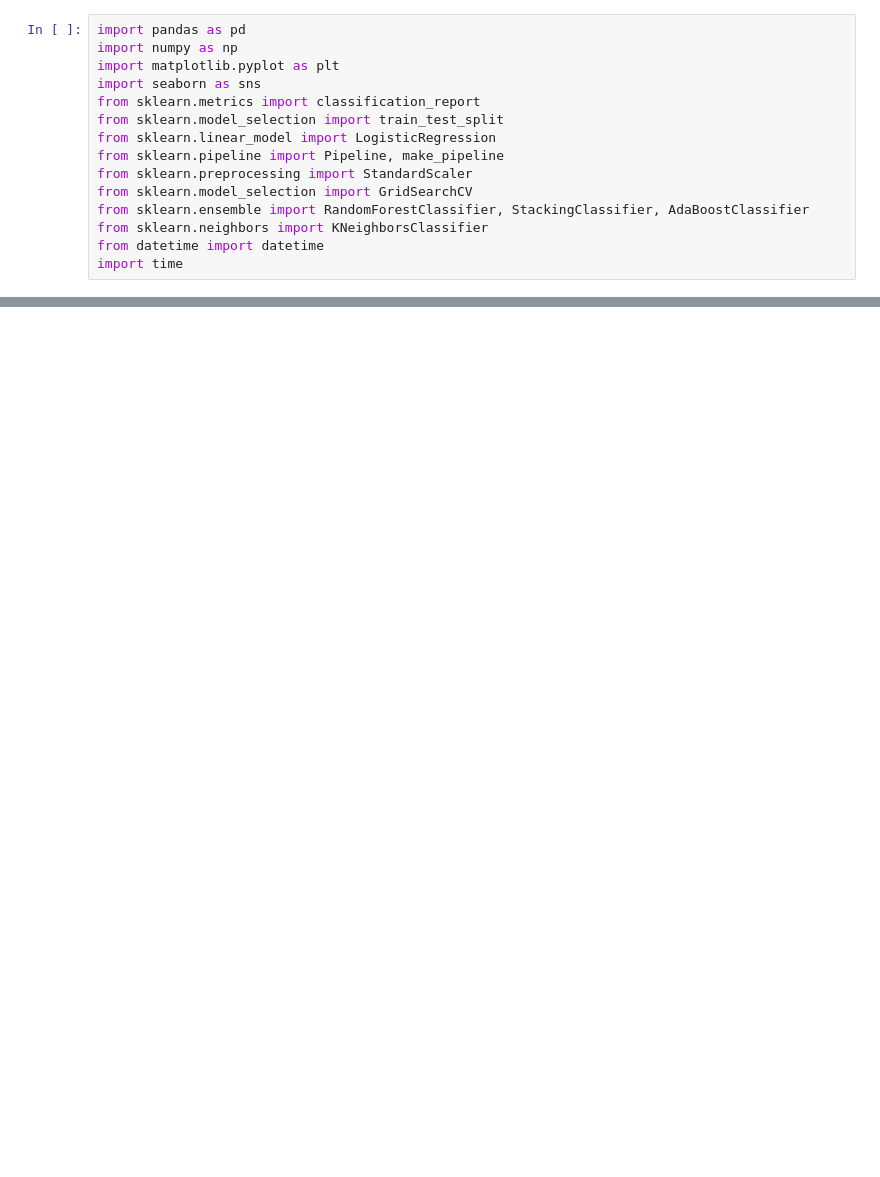
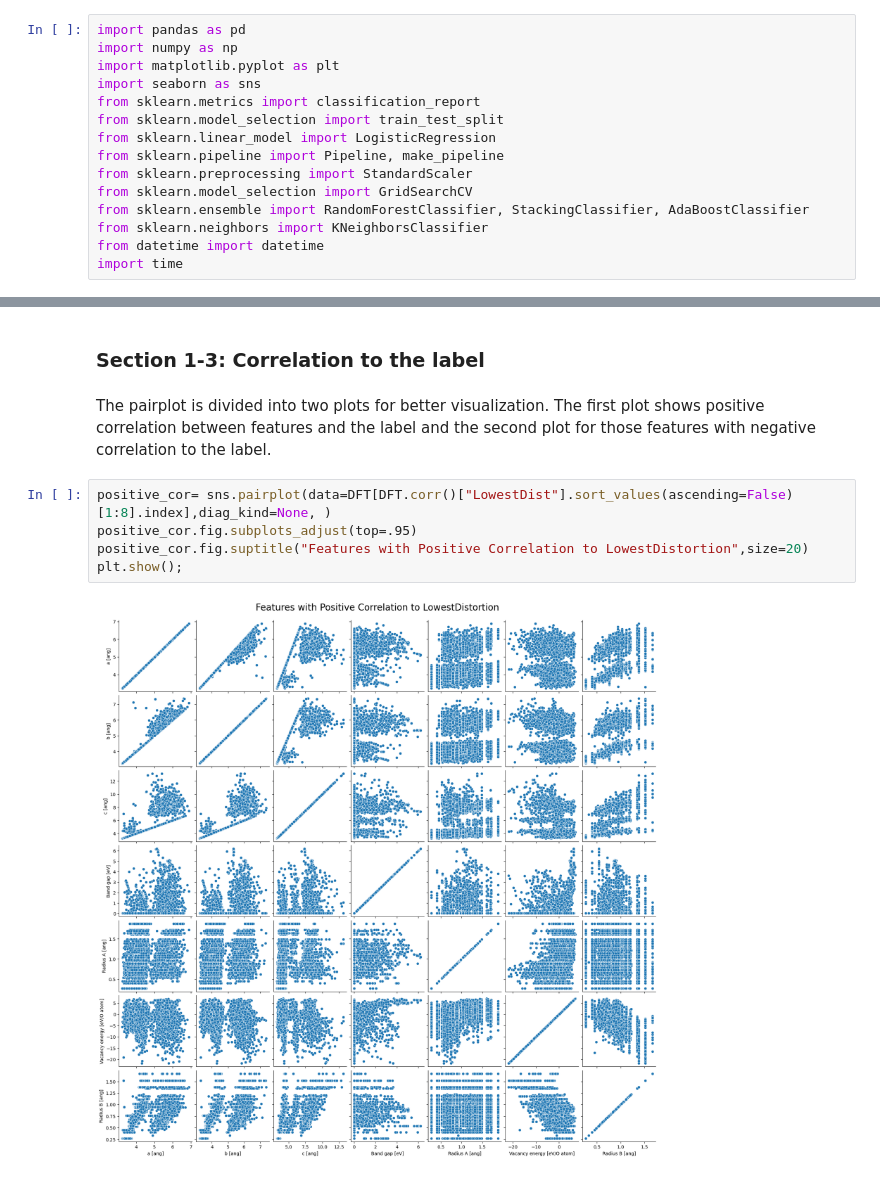
Before and after one commit to AliBaghizadeh/Machine-Learning-applied-on-Perovskite-Dataset, a Jupyter notebook: final code.ipynb, the cells around one changed output, grey strips where cells are left out. Cells and saved outputs as stored; diff of their text form; blank space fills up the shorter version.

```diff
--- a/final code.ipynb
+++ b/final code.ipynb
@@ -50 +99,12 @@ labels=DFT["LowestDist"]
 X_train, X_test, y_train, y_test=train_test_split(features, labels, test_size=0.3, random_state=42, stratify=labels)
+# %% [markdown]
+### Section 1-3: Correlation to the label
+# %% [markdown]
+The pairplot is divided into two plots for better visualization. The first plot shows positive correlation between features and the label and the second plot for those features with negative correlation to the label.
+# %%
+positive_cor= sns.pairplot(data=DFT[DFT.corr()["LowestDist"].sort_values(ascending=False)[1:8].index],diag_kind=None, )
+positive_cor.fig.subplots_adjust(top=.95)
+positive_cor.fig.suptitle("Features with Positive Correlation to LowestDistortion",size=20)
+plt.show();
+# %% [output]
+[figure, added]
```
Also changed, not shown: parts of 19 cells of this notebook.
